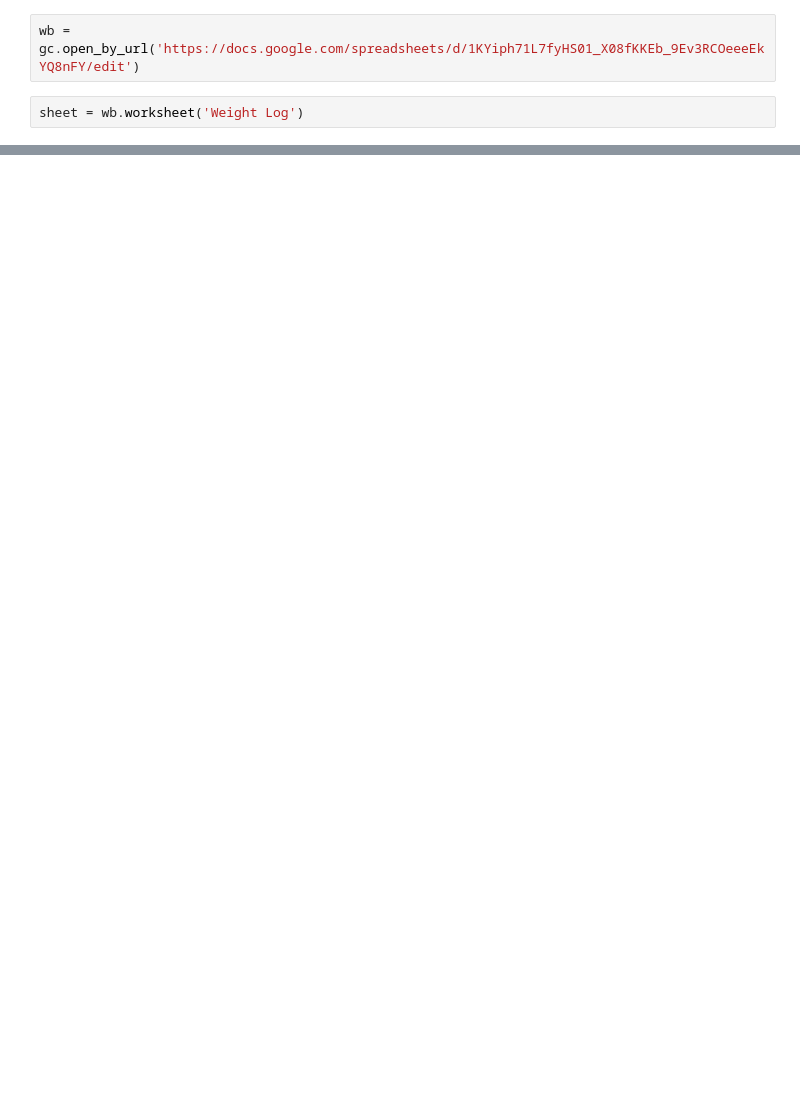
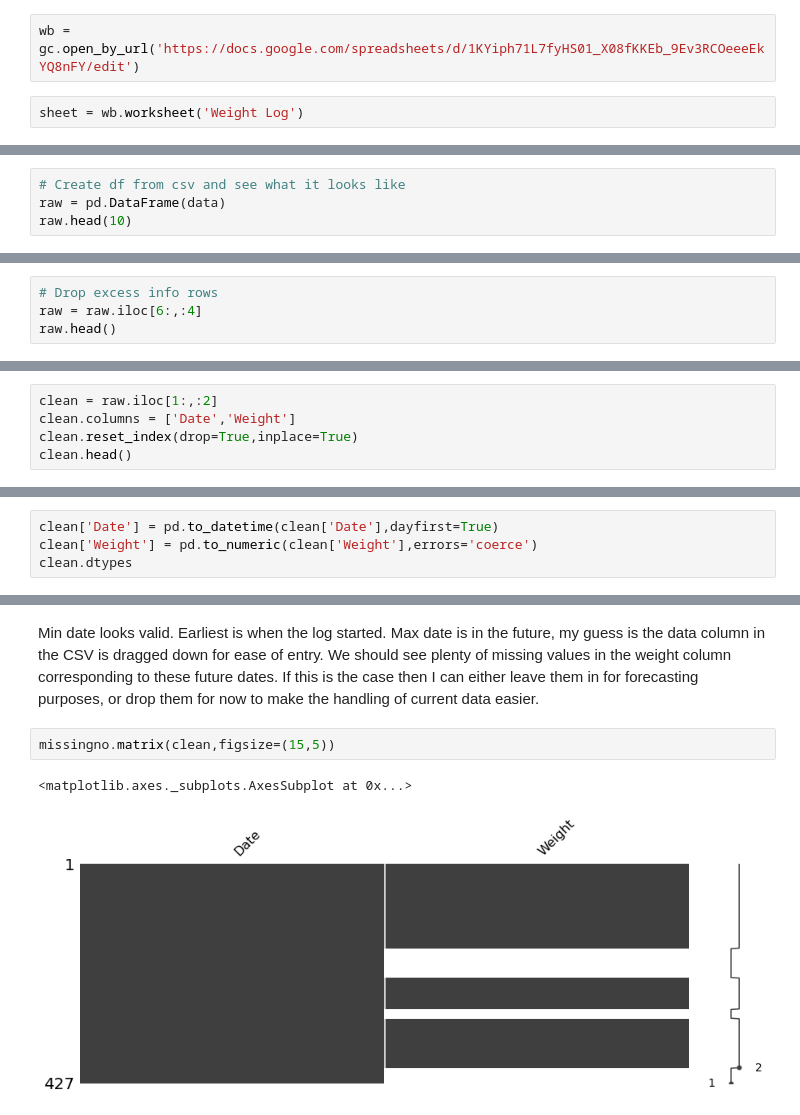
Before and after one commit to Callum-pb/python_projects, a Jupyter notebook: Weight_tracker/weight_tracker.ipynb, the cells around one changed output, grey strips where cells are left out. Drawn from its saved outputs; the diff is of its cells as text; blank space fills up the shorter version.

```diff
--- a/Weight_tracker/weight_tracker.ipynb
+++ b/Weight_tracker/weight_tracker.ipynb
@@ -111,0 +44,4 @@ print(weights.Date.max())
+# %%
+# Create df from csv and see what it looks like
+raw = pd.DataFrame(data)
+raw.head(10)
@@ -111,0 +62,4 @@ print(weights.Date.max())
+# %%
+# Drop excess info rows
+raw = raw.iloc[6:,:4]
+raw.head()
@@ -111,0 +77,5 @@ print(weights.Date.max())
+# %%
+clean = raw.iloc[1:,:2]
+clean.columns = ['Date','Weight']
+clean.reset_index(drop=True,inplace=True)
+clean.head()
@@ -111,0 +97,4 @@ print(weights.Date.max())
+# %%
+clean['Date'] = pd.to_datetime(clean['Date'],dayfirst=True)
+clean['Weight'] = pd.to_numeric(clean['Weight'],errors='coerce')
+clean.dtypes
@@ -111,0 +128,8 @@ print(weights.Date.max())
+# %% [markdown]
+Min date looks valid. Earliest is when the log started.
+Max date is in the future, my guess is the data column in the CSV is dragged down for ease of entry. We should see plenty of missing values in the weight column corresponding to these future dates. If this is the case then I can either leave them in for forecasting purposes, or drop them for now to make the handling of current data easier.
+# %%
+missingno.matrix(clean,figsize=(15,5))
+# %% [output]
+<matplotlib.axes._subplots.AxesSubplot at 0x...>
+[figure, added]
```
Also changed, not shown: parts of 46 cells of this notebook.
